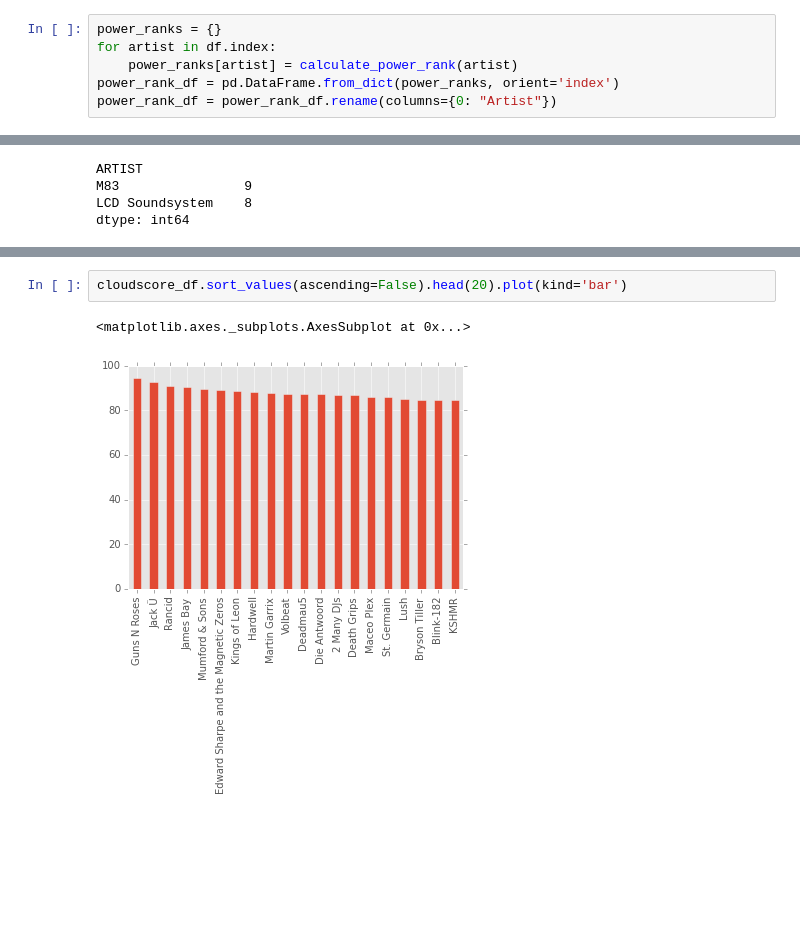
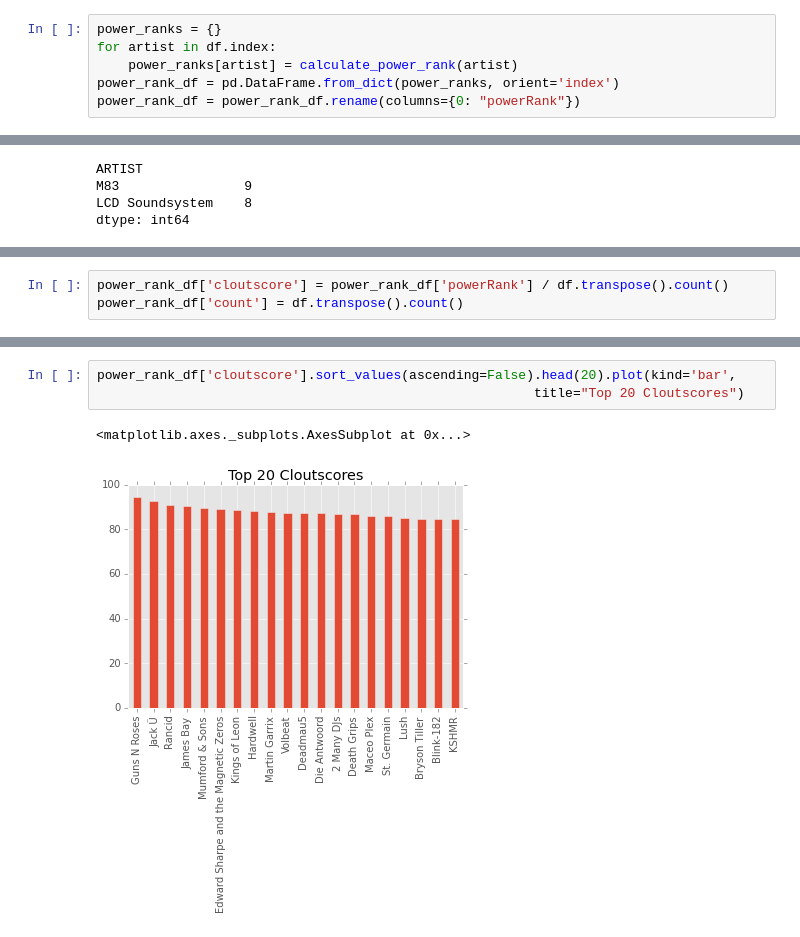
Before and after one commit to hunterowens/hunterowens.github.io, a Jupyter notebook: notebooks/new_power_ranks.ipynb, the cells around one changed output, grey strips where cells are left out. Saved outputs shown, nothing was run; the diff lists cells and outputs as text; blank space fills up the shorter version.

```diff
--- a/notebooks/new_power_ranks.ipynb
+++ b/notebooks/new_power_ranks.ipynb
@@ -176,5 +176,5 @@ power_ranks = {}
 for artist in df.index:
     power_ranks[artist] = calculate_power_rank(artist)
 power_rank_df = pd.DataFrame.from_dict(power_ranks, orient='index')
-power_rank_df = power_rank_df.rename(columns={0: "Artist"})
+power_rank_df = power_rank_df.rename(columns={0: "powerRank"})
 # %%
@@ -216,0 +216,3 @@ cloudscore_df = power_rank_df['Artist'] / df.transpose().count()
+# %%
+power_rank_df['cloutscore'] = power_rank_df['powerRank'] / df.transpose().count()
+power_rank_df['count'] = df.transpose().count()
@@ -217,5 +239,6 @@ cloudscore_df = power_rank_df['Artist'] / df.transpose().count()
 # %%
-cloudscore_df.sort_values(ascending=False).head(20).plot(kind='bar')
+power_rank_df['cloutscore'].sort_values(ascending=False).head(20).plot(kind='bar',
+                                                        title="Top 20 Cloutscores")
 # %% [output]
 <matplotlib.axes._subplots.AxesSubplot at 0x...>
-[figure, old version]
+[figure, new version]
```
Also changed, not shown: parts of 5 cells of this notebook.
